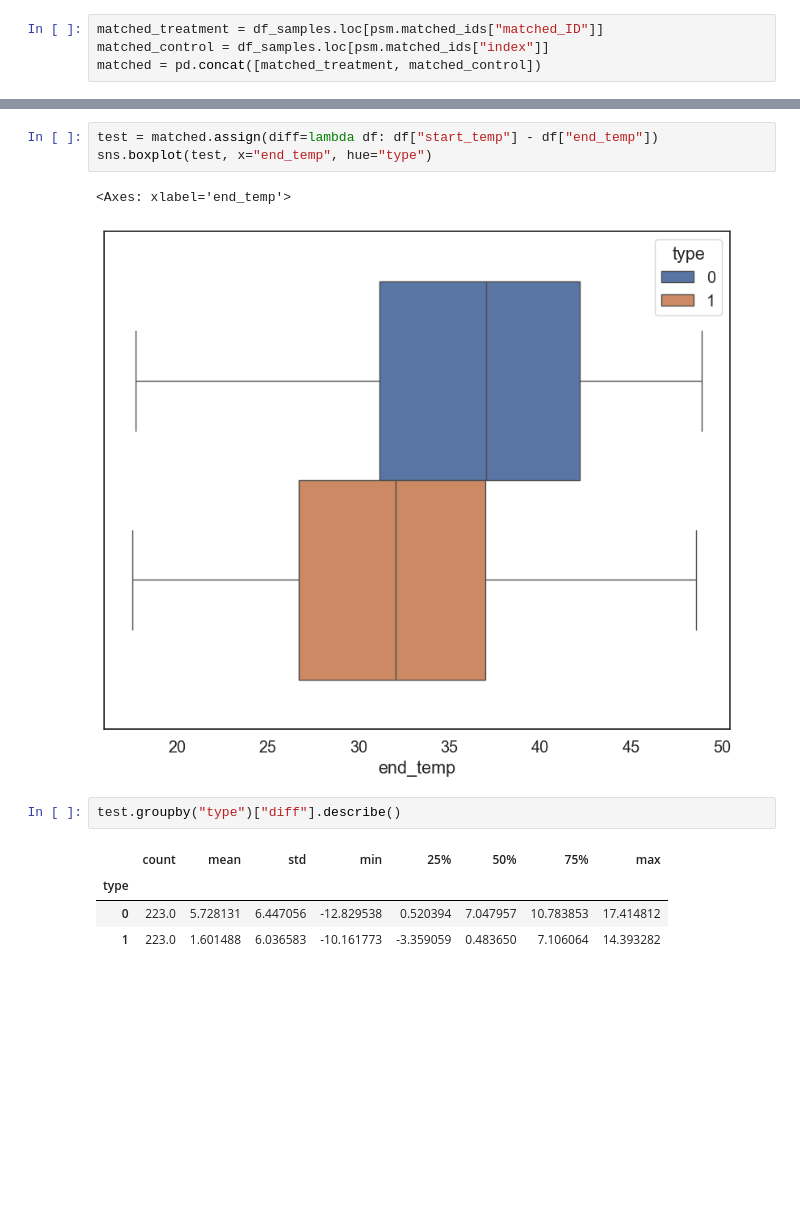
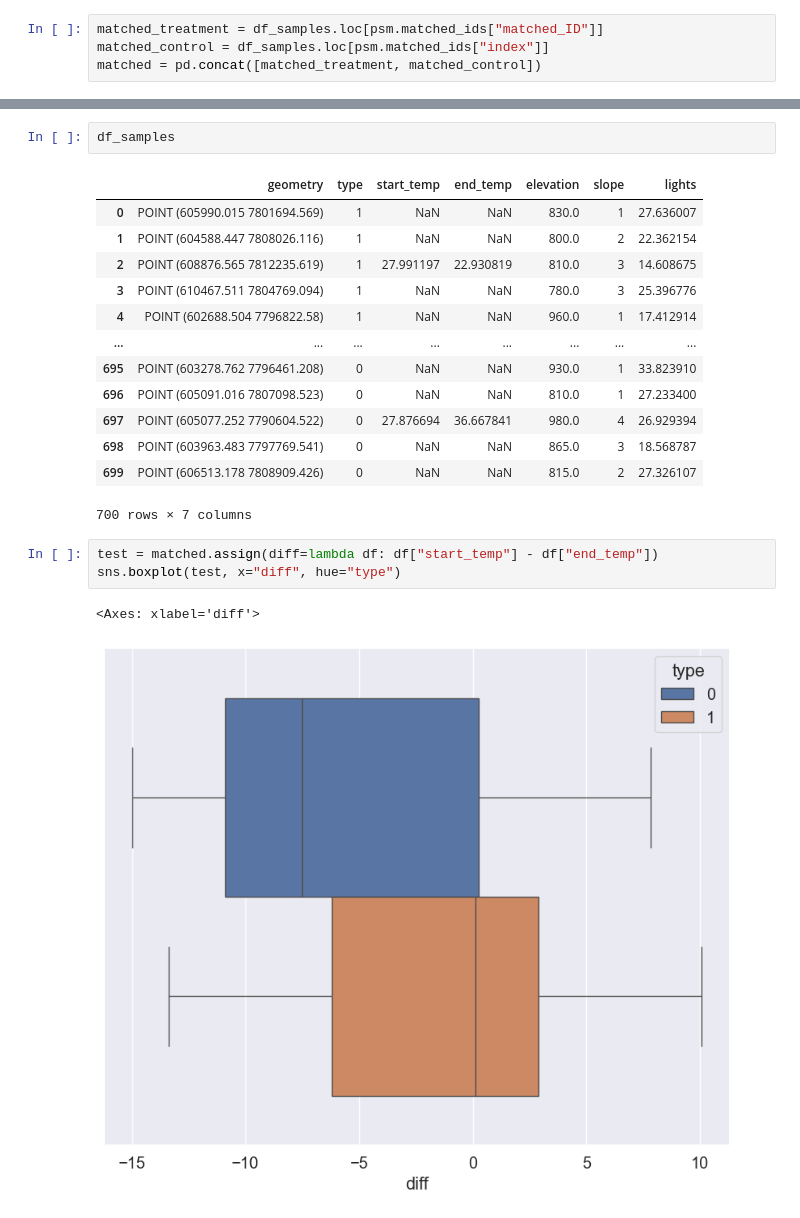
Before and after one commit to RodolfoFigueroa/belo_horizonte, a Jupyter notebook: main.ipynb, the cells around one changed output, grey strips where cells are left out. Cells and saved outputs as stored; diff of their text form; blank space fills up the shorter version.

```diff
--- a/main.ipynb
+++ b/main.ipynb
@@ -219,13 +289,22 @@ for var in ["start_temp", "elevation", "slope"]:
+# %%
+df_samples
+# %% [output]
+|  | geometry | type | start_temp | end_temp | elevation | slope | lights |
+| 0 | POINT (605990.015 7801694.569) | 1 | NaN | NaN | 830.0 | 1 | 27.636007 |
+| 1 | POINT (604588.447 7808026.116) | 1 | NaN | NaN | 800.0 | 2 | 22.362154 |
+| 2 | POINT (608876.565 7812235.619) | 1 | 27.991197 | 22.930819 | 810.0 | 3 | 14.608675 |
+| 3 | POINT (610467.511 7804769.094) | 1 | NaN | NaN | 780.0 | 3 | 25.396776 |
+| 4 | POINT (602688.504 7796822.58) | 1 | NaN | NaN | 960.0 | 1 | 17.412914 |
+| ... | ... | ... | ... | ... | ... | ... | ... |
+| 695 | POINT (603278.762 7796461.208) | 0 | NaN | NaN | 930.0 | 1 | 33.823910 |
+| 696 | POINT (605091.016 7807098.523) | 0 | NaN | NaN | 810.0 | 1 | 27.233400 |
+| 697 | POINT (605077.252 7790604.522) | 0 | 27.876694 | 36.667841 | 980.0 | 4 | 26.929394 |
+| 698 | POINT (603963.483 7797769.541) | 0 | NaN | NaN | 865.0 | 3 | 18.568787 |
+| 699 | POINT (606513.178 7808909.426) | 0 | NaN | NaN | 815.0 | 2 | 27.326107 |
+700 rows × 7 columns
 # %%
 test = matched.assign(diff=lambda df: df["start_temp"] - df["end_temp"])
-sns.boxplot(test, x="end_temp", hue="type")
+sns.boxplot(test, x="diff", hue="type")
 # %% [output]
-<Axes: xlabel='end_temp'>
+<Axes: xlabel='diff'>
-[figure, old version]
+[figure, new version]
-# %%
-test.groupby("type")["diff"].describe()
-# %% [output]
-|  | count | mean | std | min | 25% | 50% | 75% | max |
-| type |  |  |  |  |  |  |  |  |
-| 0 | 223.0 | 5.728131 | 6.447056 | -12.829538 | 0.520394 | 7.047957 | 10.783853 | 17.414812 |
-| 1 | 223.0 | 1.601488 | 6.036583 | -10.161773 | -3.359059 | 0.483650 | 7.106064 | 14.393282 |
```
Also changed, not shown: parts of 22 cells of this notebook, 3 other files.
